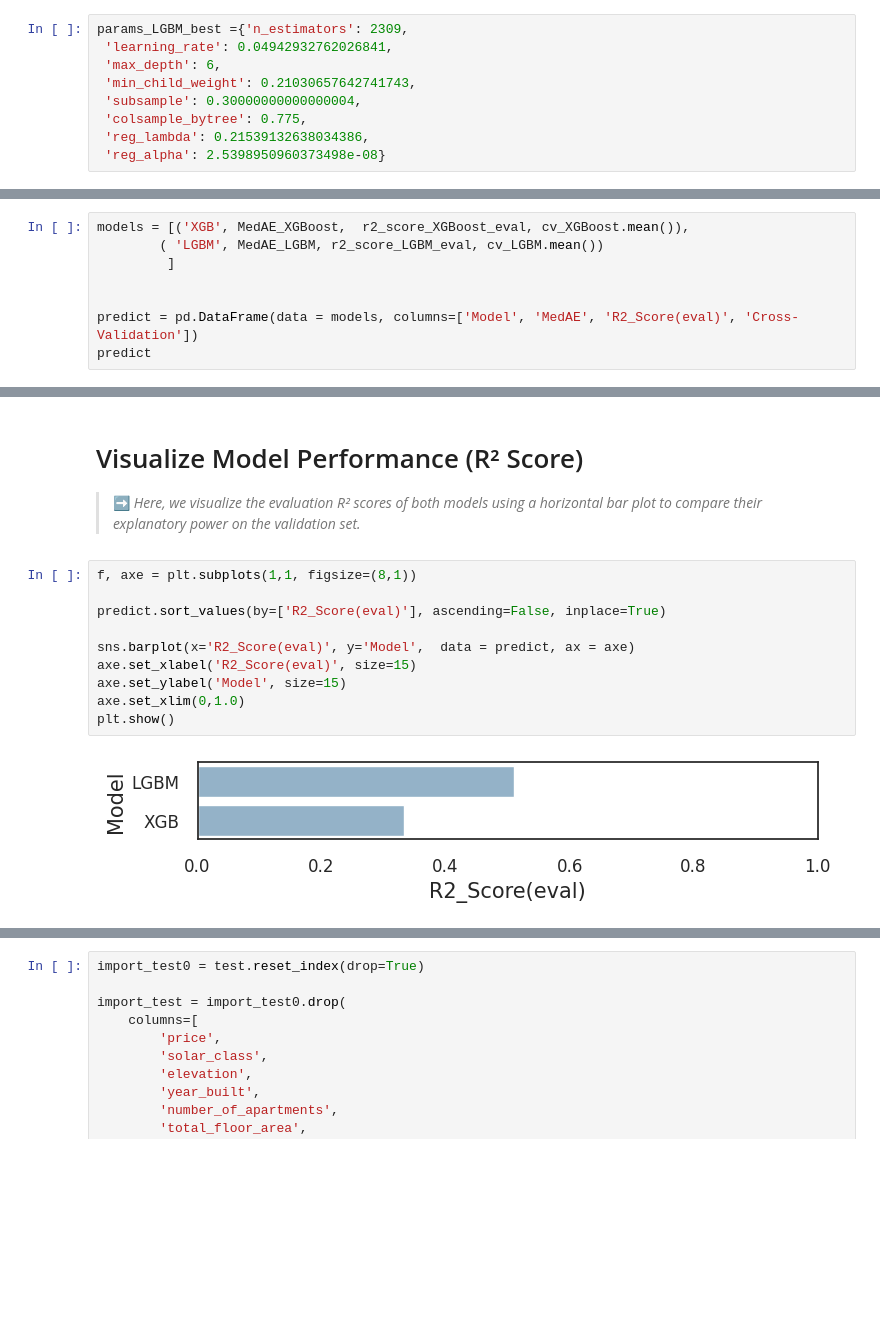
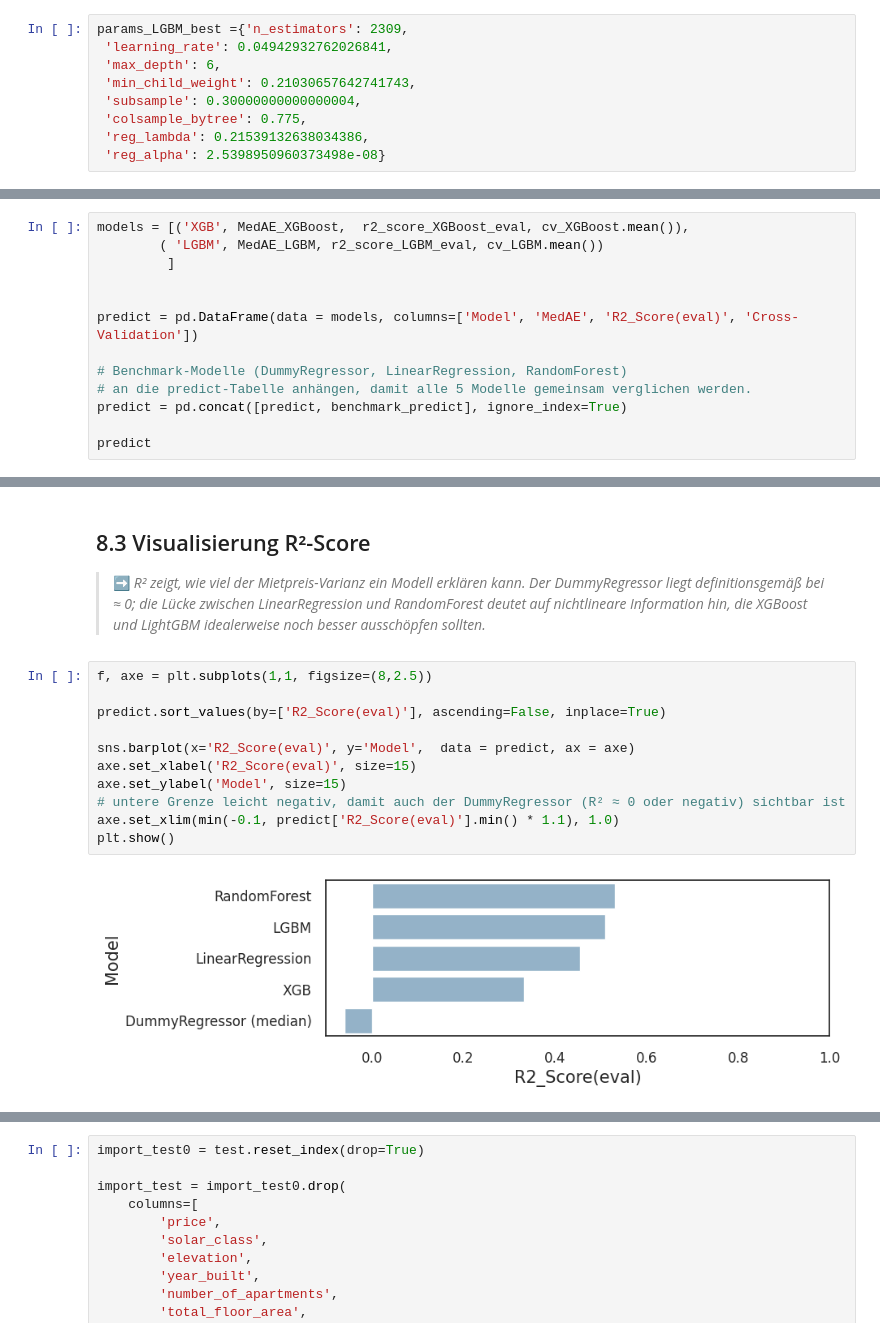
Before and after one commit to wadafacc/dspro1, a Jupyter notebook: src/notebooks/model_v2.ipynb, the cells around one changed output, grey strips where cells are left out. Saved outputs shown, nothing was run; the diff lists cells and outputs as text; blank space fills up the shorter version.

```diff
--- a/src/notebooks/model_v2.ipynb
+++ b/src/notebooks/model_v2.ipynb
@@ -986,6 +1201,11 @@ models = [('XGB', MedAE_XGBoost,  r2_score_XGBoost_eval, cv_XGBoost.mean()),
 
 
 predict = pd.DataFrame(data = models, columns=['Model', 'MedAE', 'R2_Score(eval)', 'Cross-Validation'])
+
+# Benchmark-Modelle (DummyRegressor, LinearRegression, RandomForest)
+# an die predict-Tabelle anhängen, damit alle 5 Modelle gemeinsam verglichen werden.
+predict = pd.concat([predict, benchmark_predict], ignore_index=True)
+
 predict
 # %% [output]
 |  | Model | MedAE | R2_Score(eval) | Cross-Validation |
@@ -1010,17 +1234,18 @@ plt.show()
 # %% [markdown]
-# Visualize Model Performance (R² Score)
+## 8.3 Visualisierung R²-Score
 
-> ➡️ *Here, we visualize the evaluation R² scores of both models using a horizontal bar plot to compare their explanatory power on the validation set.*
+> ➡️ *R² zeigt, wie viel der Mietpreis-Varianz ein Modell erklären kann. Der DummyRegressor liegt definitionsgemäß bei ≈ 0; die Lücke zwischen LinearRegression und RandomForest deutet auf nichtlineare Information hin, die XGBoost und LightGBM idealerweise noch besser ausschöpfen sollten.*
 # %%
-f, axe = plt.subplots(1,1, figsize=(8,1))
+f, axe = plt.subplots(1,1, figsize=(8,2.5))
 
 predict.sort_values(by=['R2_Score(eval)'], ascending=False, inplace=True)
 
 sns.barplot(x='R2_Score(eval)', y='Model',  data = predict, ax = axe)
 axe.set_xlabel('R2_Score(eval)', size=15)
 axe.set_ylabel('Model', size=15)
-axe.set_xlim(0,1.0)
+# untere Grenze leicht negativ, damit auch der DummyRegressor (R² ≈ 0 oder negativ) sichtbar ist
+axe.set_xlim(min(-0.1, predict['R2_Score(eval)'].min() * 1.1), 1.0)
 plt.show()
 # %% [output]
-[figure, old version]
+[figure, new version]
 # %% [markdown]
```
Also changed, not shown: parts of 60 cells of this notebook, 7 other files.
